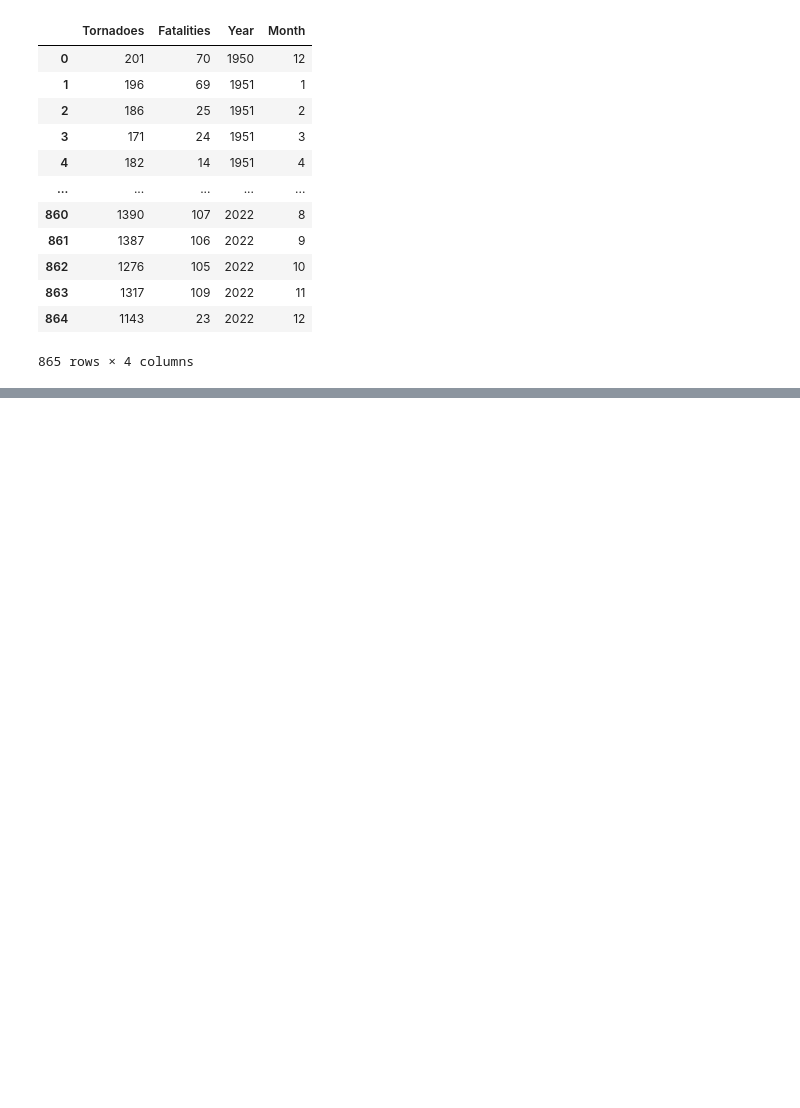
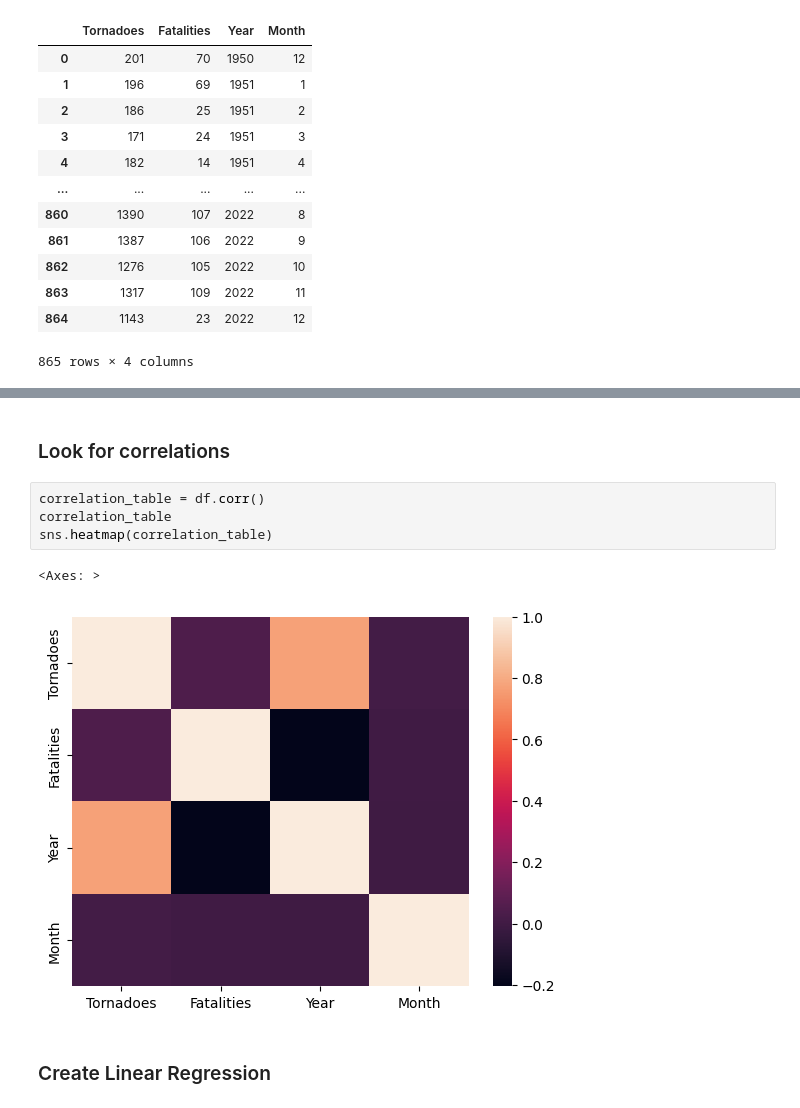
Before and after one commit to PopsicleMud/tornado-history, a Jupyter notebook: tornado-history.ipynb, the cells around one changed output, grey strips where cells are left out. Saved outputs shown, nothing was run; the diff lists cells and outputs as text; blank space fills up the shorter version.

```diff
--- a/tornado-history.ipynb
+++ b/tornado-history.ipynb
@@ -52,0 +57,11 @@ sns.scatterplot(data = df, x = 'Month', y = 'Tornadoes', hue = 'Year')
+# %% [markdown]
+### Look for correlations
+# %%
+correlation_table = df.corr()
+correlation_table
+sns.heatmap(correlation_table)
+# %% [output]
+<Axes: >
+[figure, added]
+# %% [markdown]
+### Create Linear Regression
```
Also changed, not shown: parts of 4 cells of this notebook.
